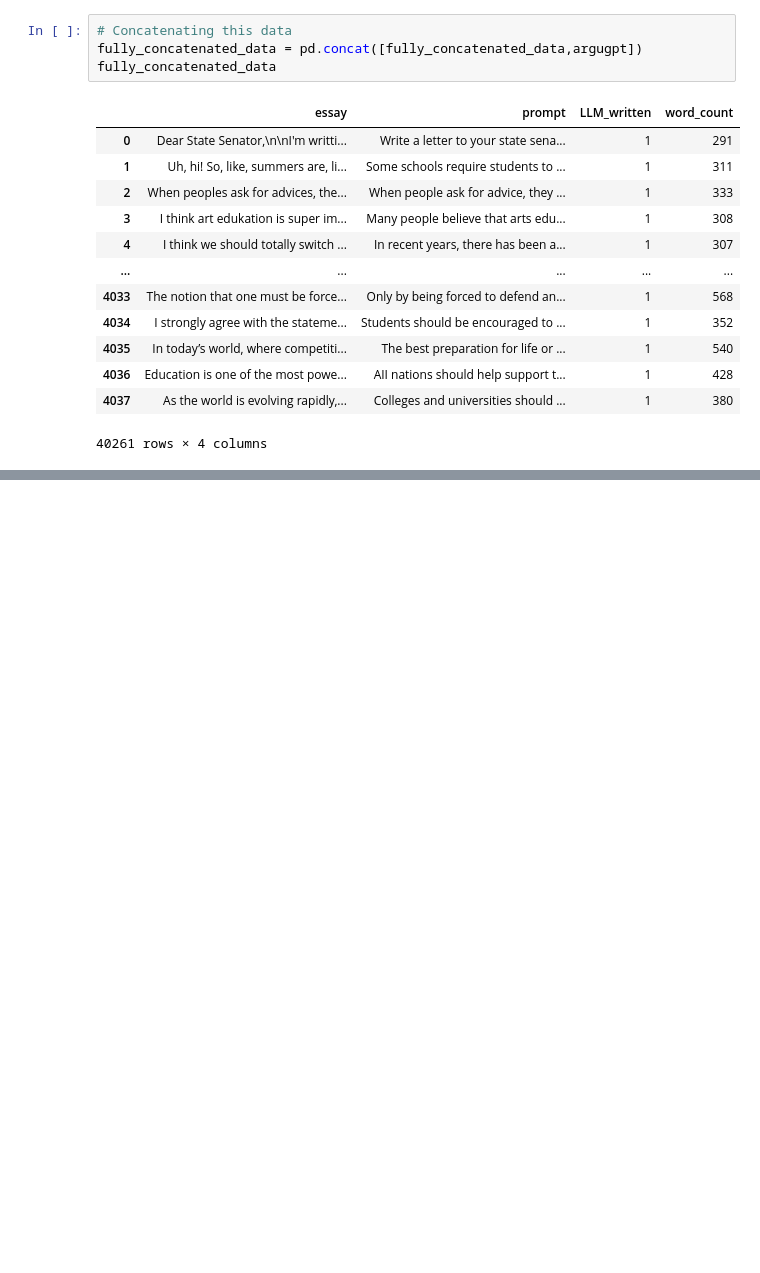
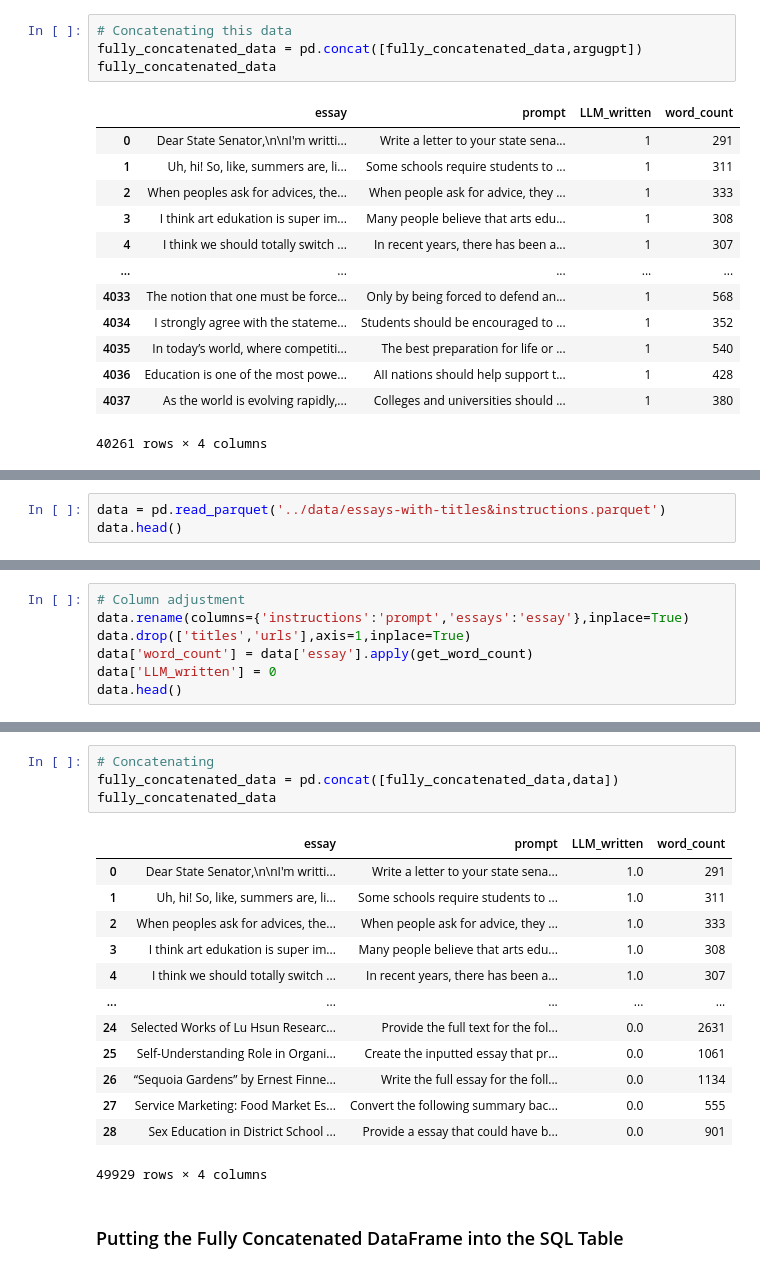
Before and after one commit to JinalShah2002/verify-ai, a Jupyter notebook: notebooks/populating-database.ipynb, the cells around one changed output, grey strips where cells are left out. Drawn from its saved outputs; the diff is of its cells as text; blank space fills up the shorter version.

```diff
--- a/notebooks/populating-database.ipynb
+++ b/notebooks/populating-database.ipynb
@@ -403,0 +574,3 @@ fully_concatenated_data
+# %%
+data = pd.read_parquet('../data/essays-with-titles&instructions.parquet')
+data.head()
@@ -403,0 +584,7 @@ fully_concatenated_data
+# %%
+# Column adjustment
+data.rename(columns={'instructions':'prompt','essays':'essay'},inplace=True)
+data.drop(['titles','urls'],axis=1,inplace=True)
+data['word_count'] = data['essay'].apply(get_word_count)
+data['LLM_written'] = 0
+data.head()
@@ -403,0 +598,20 @@ fully_concatenated_data
+# %%
+# Concatenating
+fully_concatenated_data = pd.concat([fully_concatenated_data,data])
+fully_concatenated_data
+# %% [output]
+|  | essay | prompt | LLM_written | word_count |
+| 0 | Dear State Senator,\n\nI'm writti... | Write a letter to your state sena... | 1.0 | 291 |
+| 1 | Uh, hi! So, like, summers are, li... | Some schools require students to ... | 1.0 | 311 |
+| 2 | When peoples ask for advices, the... | When people ask for advice, they ... | 1.0 | 333 |
+| 3 | I think art edukation is super im... | Many people believe that arts edu... | 1.0 | 308 |
+| 4 | I think we should totally switch ... | In recent years, there has been a... | 1.0 | 307 |
+| ... | ... | ... | ... | ... |
+| 24 | Selected Works of Lu Hsun Researc... | Provide the full text for the fol... | 0.0 | 2631 |
+| 25 | Self-Understanding Role in Organi... | Create the inputted essay that pr... | 0.0 | 1061 |
+| 26 | “Sequoia Gardens” by Ernest Finne... | Write the full essay for the foll... | 0.0 | 1134 |
+| 27 | Service Marketing: Food Market Es... | Convert the following summary bac... | 0.0 | 555 |
+| 28 | Sex Education in District School ... | Provide a essay that could have b... | 0.0 | 901 |
+49929 rows × 4 columns
+# %% [markdown]
+### Putting the Fully Concatenated DataFrame into the SQL Table
```
Also changed, not shown: parts of 21 cells of this notebook, 3 other files.
